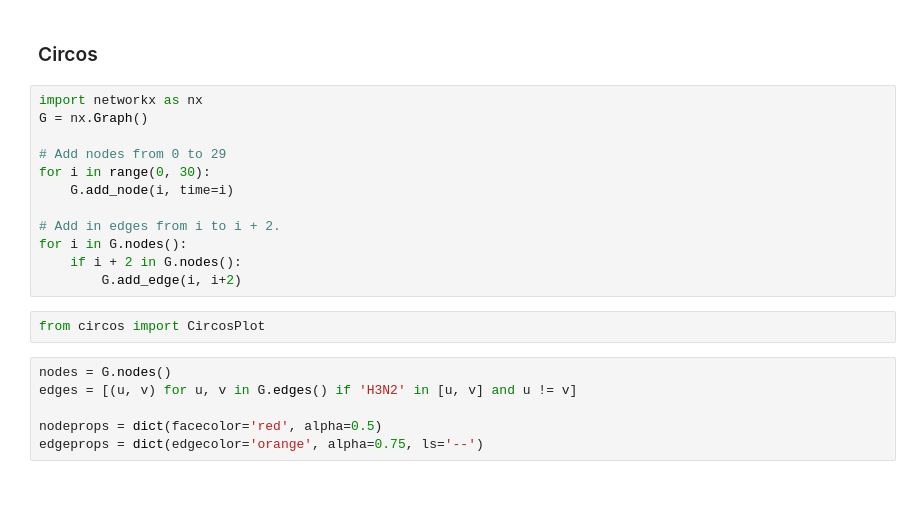
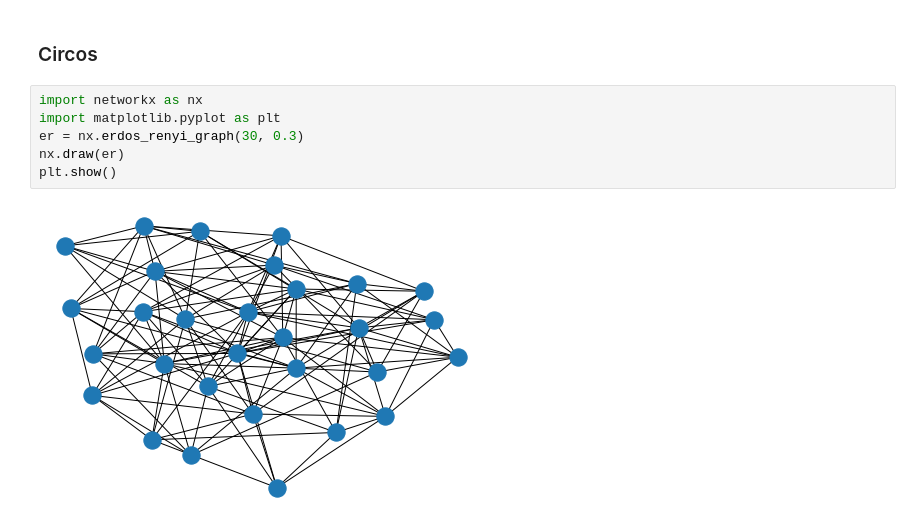
Before and after one commit to rodriguezmDNA/pyTools, a Jupyter notebook: notebooks/PyViz.ipynb, the cells around one changed output. Drawn from its saved outputs; the diff is of its cells as text; blank space fills up the shorter version.

```diff
--- a/notebooks/PyViz.ipynb
+++ b/notebooks/PyViz.ipynb
@@ -269,24 +269,12 @@ plotly.offline.iplot(fig, validate=False)
 [interactive output not drawn]
 # %% [markdown]
 ### Circos
-# %%
-import networkx as nx
-G = nx.Graph()
-
-# Add nodes from 0 to 29
-for i in range(0, 30):
-    G.add_node(i, time=i)
-
-# Add in edges from i to i + 2.
-for i in G.nodes():
-    if i + 2 in G.nodes():
-        G.add_edge(i, i+2)
-# %%
-from circos import CircosPlot
-# %%
-nodes = G.nodes()
-edges = [(u, v) for u, v in G.edges() if 'H3N2' in [u, v] and u != v]
-
-nodeprops = dict(facecolor='red', alpha=0.5)
-edgeprops = dict(edgecolor='orange', alpha=0.75, ls='--')
+# %%
+import networkx as nx
+import matplotlib.pyplot as plt
+er = nx.erdos_renyi_graph(30, 0.3)
+nx.draw(er)
+plt.show()
+# %% [output]
+[figure, added]
 # %%
```
Also changed, not shown: parts of 1 cell of this notebook.
